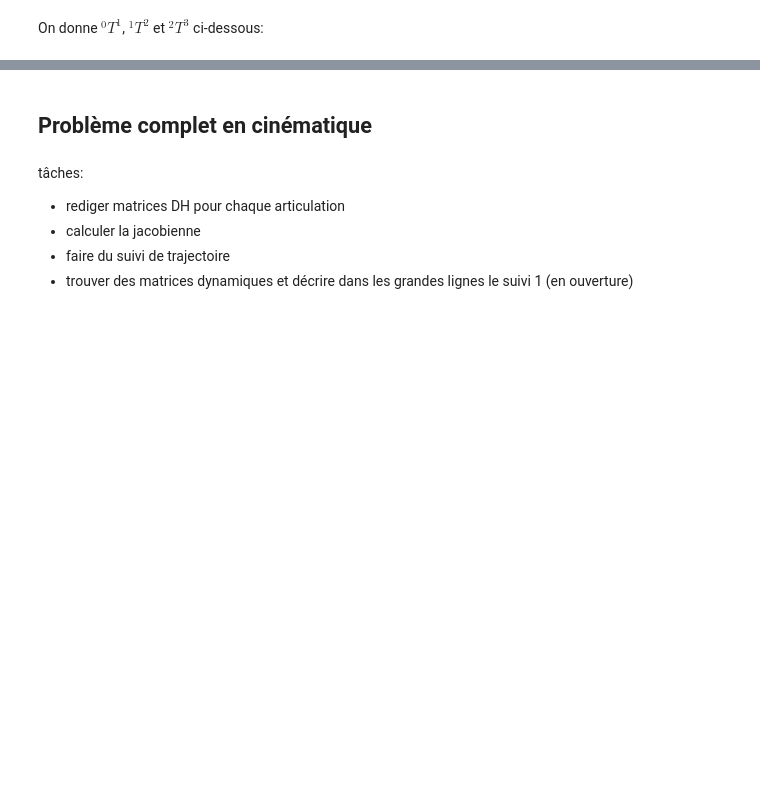
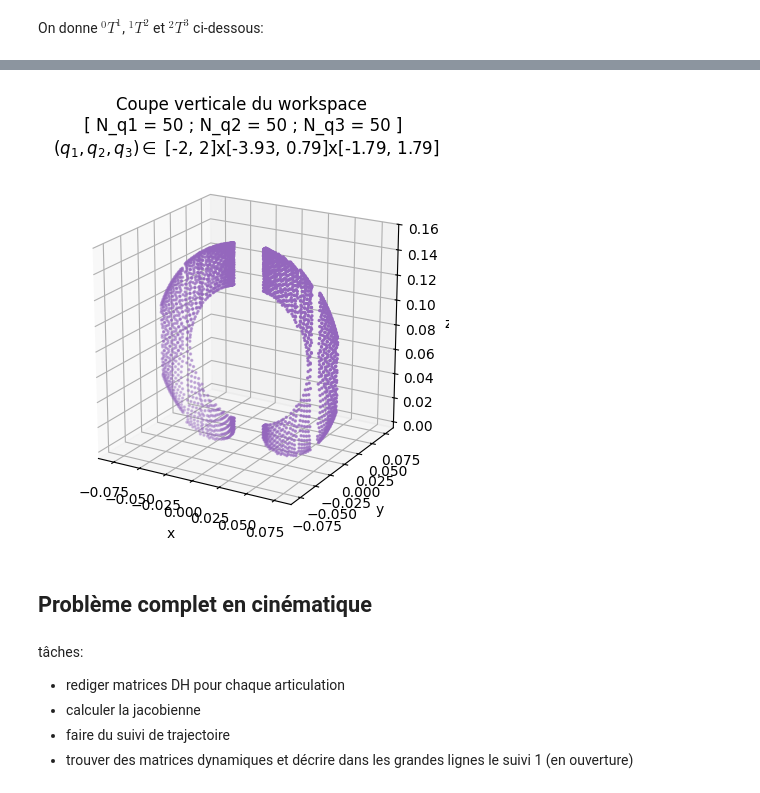
Before and after one commit to erwan-maugeri/Robot-Puma, a Jupyter notebook: cr_stage.ipynb, the cells around one changed output, grey strips where cells are left out. Drawn from its saved outputs; the diff is of its cells as text; code cells hidden in the pictures; blank space fills up the shorter version.

```diff
--- a/cr_stage.ipynb
+++ b/cr_stage.ipynb
@@ -693,3 +809,99 @@ def T_i(di, theta_i, ai, alpha_i):
+# %%
+import numpy as np
+import matplotlib.pyplot as plt
+
+# ==============================
+# Paramètres
+# ==============================
+
+d1 = 0.0660
+d2 = 0.0149
+a2 = 0.0432
+d3 = 0
+a4 = 0.0433
+
+I_q1 = (-2, 2)
+I_q2 = (-3.93, 0.79)
+I_q3 = (-1.79, 1.79)
+
+N_q1, N_q2, N_q3 = 50, 50, 50
+
+# ==============================
+# Acquisition des points
+# ==============================
+
+q1_values = np.linspace(I_q1[0], I_q1[1], N_q1)
+q2_values = np.linspace(I_q2[0], I_q2[1], N_q2)
+q3_values = np.linspace(I_q3[0], I_q3[1], N_q3)
+
+workspace_points = []
+
+for q1 in q1_values:
+    for q2 in q2_values:
+        for q3 in q3_values:
+            T_1 = T_i(d1, q1, 0, -np.pi/2)
+            T_2 = T_i(d2, q2, a2, 0)
+            T_3 = T_i(d3, q3, a4, 0)
+
+            T_03 = T_1 @ T_2 @ T_3
+            P = T_03[:3, 3]
+
+            workspace_points.append(P)
+
+workspace_points = np.array(workspace_points)
+
+# ==============================
+# Limites communes
+# ==============================
+
+xlim = (-0.09, 0.09)
+ylim = (-0.09, 0.09)
+zlim = (-0.005, 0.16)
+
+elev = 20
+azim = -60
+
+# ==============================
+# Graphe 1 : coupe verticale
+# ==============================
+
+epsilon = 0.002
+
+coupe = workspace_points[np.abs(workspace_points[:, 1]) < epsilon]
+
+fig = plt.figure()
+ax = fig.add_subplot(111, projection="3d")
+
+ax.scatter(
+    coupe[:, 0],
+    coupe[:, 1],
+    coupe[:, 2],
+    s=2,
+    color="C4"
+)
+
+ax.set_xlabel("x")
+ax.set_ylabel("y")
+ax.set_zlabel("z")
+ax.set_title("Coupe verticale du workspace \n [ N_q1 = 50 ; N_q2 = 50 ; N_q3 = 50 ] \n $(q_1, q_2, q_3) \in$ [-2, 2]x[-3.93, 0.79]x[-1.79, 1.79]")
+
+ax.set_xlim(xlim)
+ax.set_ylim(ylim)
+ax.set_zlim(zlim)
+ax.set_box_aspect([1, 1, 1])
+ax.view_init(elev=elev, azim=azim)
+
+plt.show()
+
+# ==============================
+# Graphe 2 : octant retiré
+# ==============================
+
+x_mid = 0
+y_mid = 0
+z_mid = (zlim[0] + zlim[1]) / 2
+# %% [output]
+[figure, added]
 # %% [markdown]
 ## Problème complet en cinématique
 # %% [markdown]
```
Also changed, not shown: parts of 19 cells of this notebook, 3 other files.
